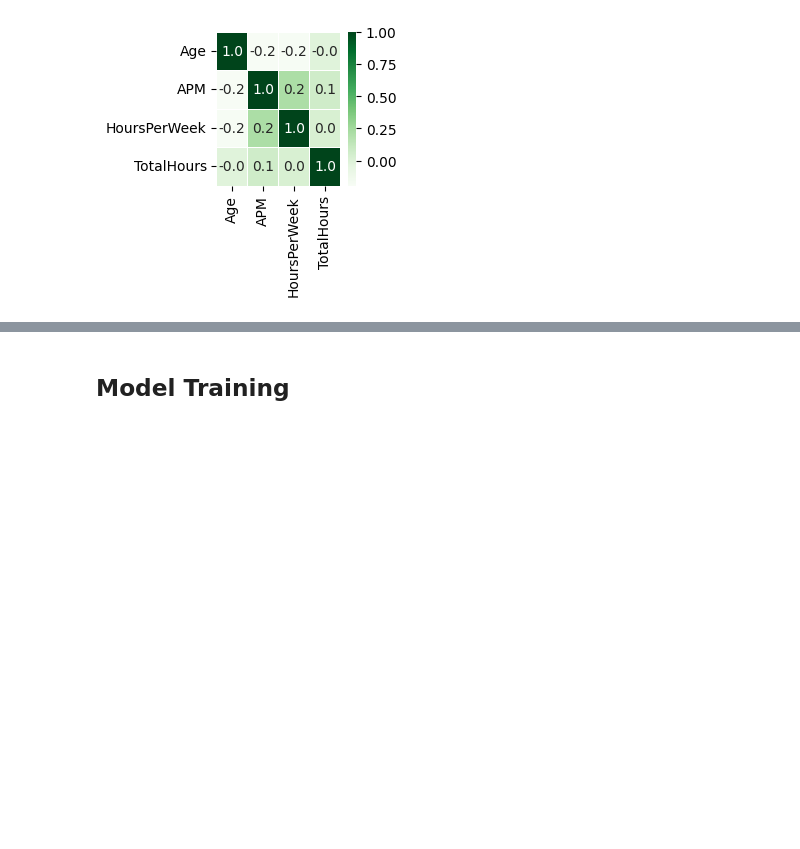
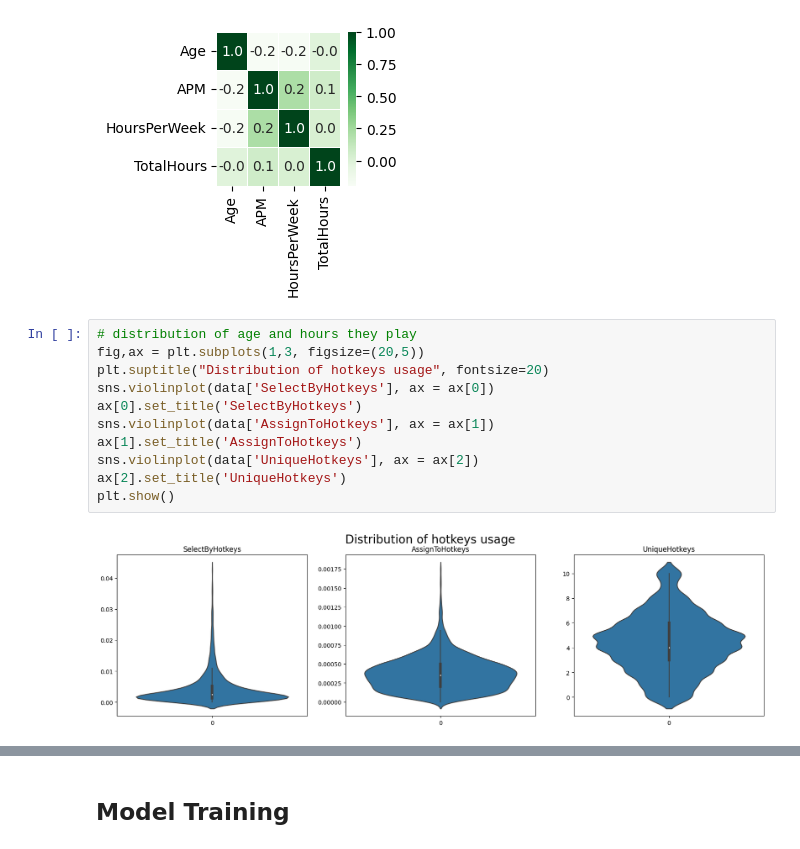
Before and after one commit to shreayan98c/EG-GeniusLeague, a Jupyter notebook: starcraft.ipynb, the cells around one changed output, grey strips where cells are left out. Cells and saved outputs as stored; diff of their text form; blank space fills up the shorter version.

```diff
--- a/starcraft.ipynb
+++ b/starcraft.ipynb
@@ -264,3 +288,16 @@ sns.heatmap(data[['Age','APM','HoursPerWeek','TotalHours']].corr(), annot=True,
 plt.show()
 # %% [output]
 [figure]
+# %%
+# distribution of age and hours they play
+fig,ax = plt.subplots(1,3, figsize=(20,5))
+plt.suptitle("Distribution of hotkeys usage", fontsize=20)
+sns.violinplot(data['SelectByHotkeys'], ax = ax[0])
+ax[0].set_title('SelectByHotkeys')
+sns.violinplot(data['AssignToHotkeys'], ax = ax[1])
+ax[1].set_title('AssignToHotkeys')
+sns.violinplot(data['UniqueHotkeys'], ax = ax[2])
+ax[2].set_title('UniqueHotkeys')
+plt.show()
+# %% [output]
+[figure, added]
```
Also changed, not shown: parts of 58 cells of this notebook.
